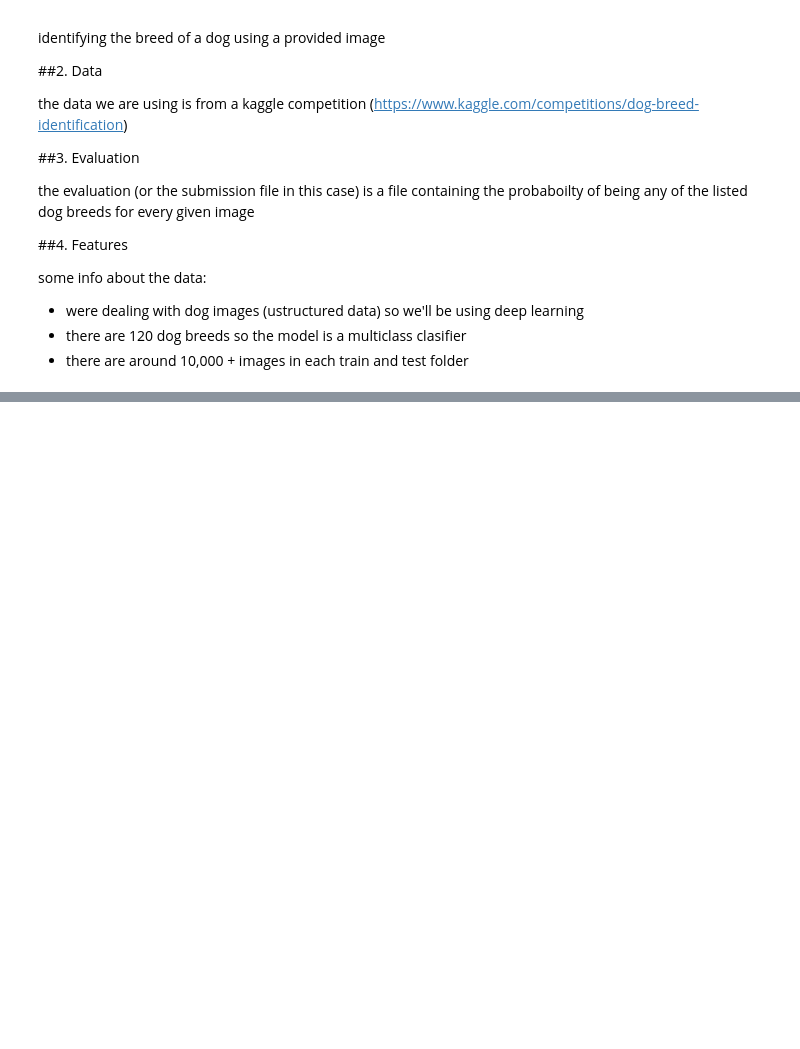
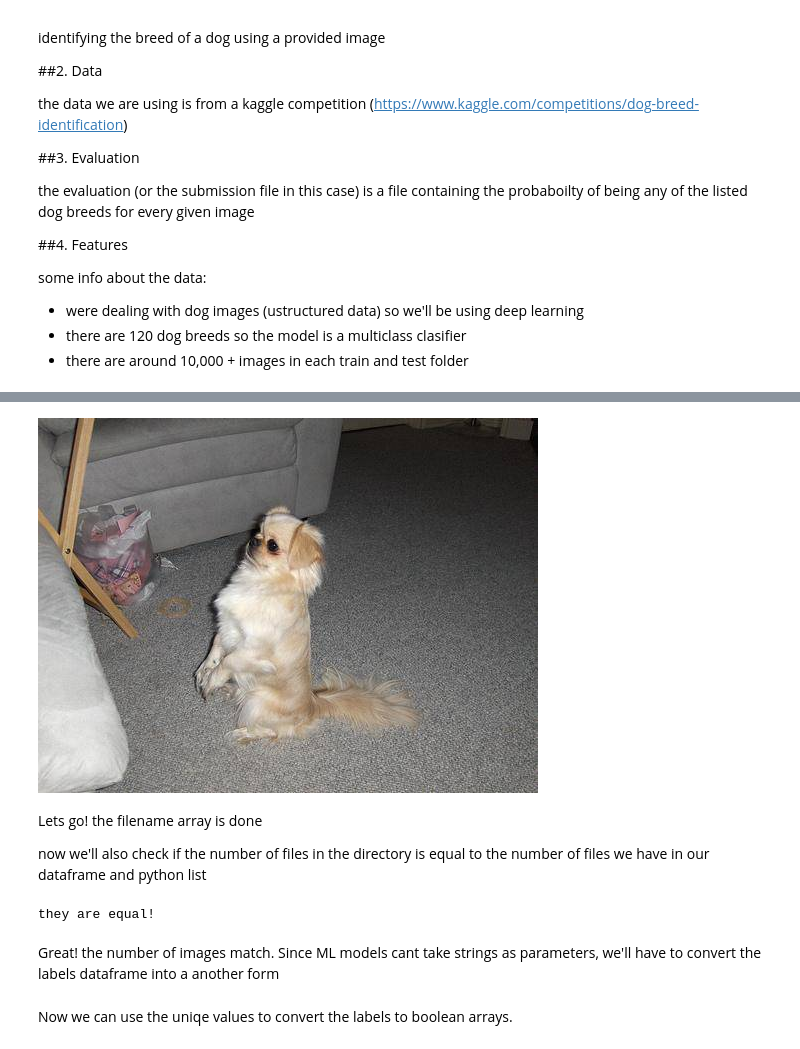
Before and after one commit to abbazs333/ML_dev_training, a Jupyter notebook: end_to_end_dog_breed_detection.ipynb, the cells around one changed output, grey strips where cells are left out. Saved outputs shown, nothing was run; the diff lists cells and outputs as text; code cells hidden in the pictures; blank space fills up the shorter version.

```diff
--- a/end_to_end_dog_breed_detection.ipynb
+++ b/end_to_end_dog_breed_detection.ipynb
@@ -143,5 +29,0 @@ print(unique_dog_breed)
-# %%
-boolean_labels = []
-
-for val in df_labels["breed"]:
-  boolean_labels.append(val == unique_dog_breed)
@@ -194,7 +29,0 @@ print(boolean_labels[1].astype(int).argmax())
-# %%
-index = 0
-num_labels = []
-for val in boolean_labels:
-  num_labels.append(boolean_labels[index].astype(int))
-  index = index + 1
-boolean_labels[:5]
@@ -308,0 +71,7 @@ Name: id, Length: 10222, dtype: object
+# %%
+#Lets create a file path array
+
+filenames = []
+for val in labels["id"]:
+  filenames.append("/content/drive/MyDrive/Colab Notebooks/dog breed detection project/train/" + val + ".jpg")
+filenames[:10]
@@ -308,0 +89,19 @@ Name: id, Length: 10222, dtype: object
+# %%
+Image(filenames[2])
+# %% [output]
+[figure, added]
+# %% [markdown]
+Lets go! the filename array is done
+
+now we'll also check if the number of files in the directory is equal to the number of files we have in our dataframe and python list
+# %%
+import os
+
+if len(os.listdir("/content/drive/MyDrive/Colab Notebooks/dog breed detection project/train/")) == len(filenames):
+  print("they are equal!")
+else:
+  print("they are not equal!!!!!")
+# %% [output]
+they are equal!
+# %% [markdown]
+Great! the number of images match. Since ML models cant take strings as parameters, we'll have to convert the labels dataframe into a another form
@@ -308,0 +110,2 @@ Name: id, Length: 10222, dtype: object
+# %% [markdown]
+Now we can use the uniqe values to convert the labels to boolean arrays.
```
Also changed, not shown: parts of 42 cells of this notebook.
